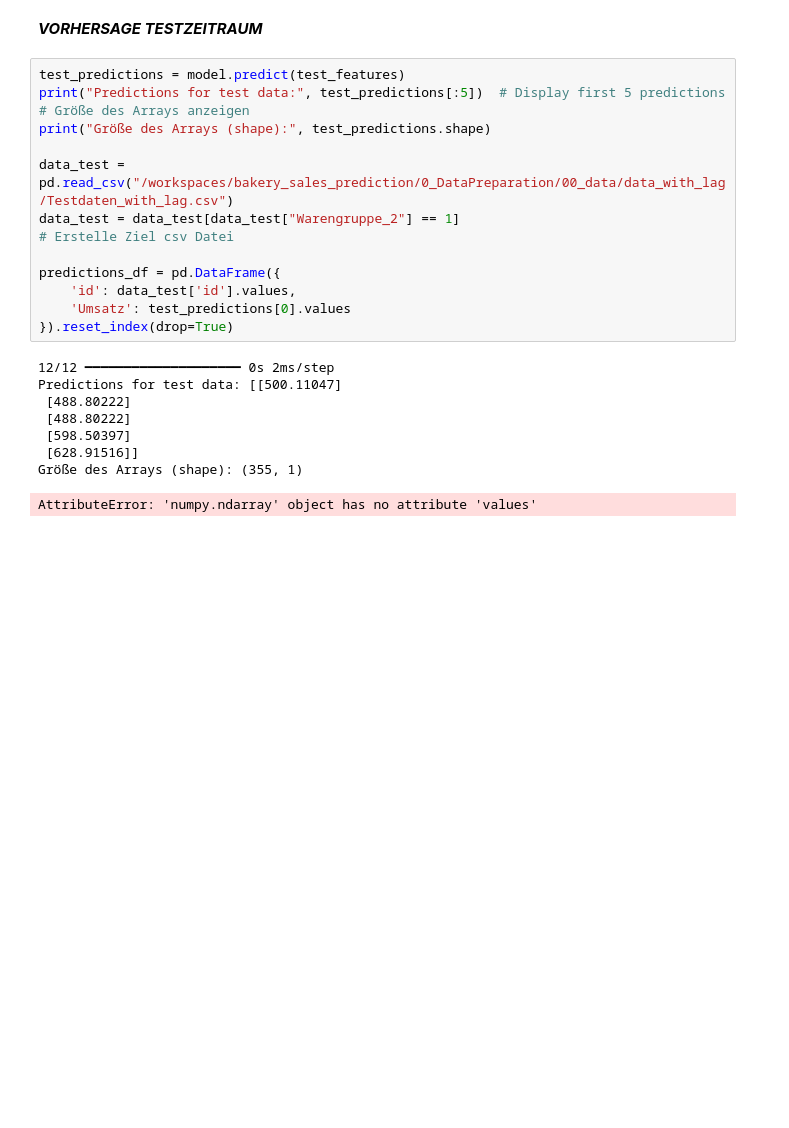
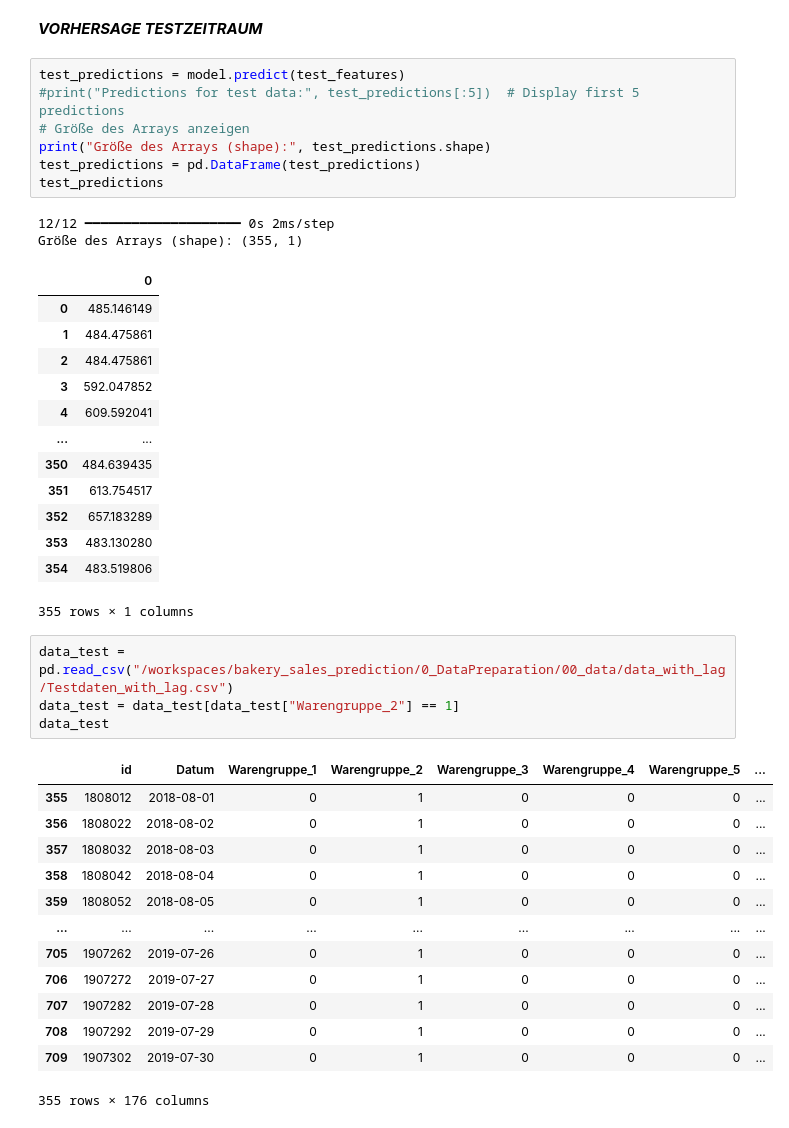
Before and after one commit to jul-mar/bakery_sales_prediction, a Jupyter notebook: 3_Model/02_Franz/V3_lag/Broetchen_Optimierung_NN_V3.ipynb, the cells around one changed output. Saved outputs shown, nothing was run; the diff lists cells and outputs as text; blank space fills up the shorter version.

Commit message:
Umsatzvorhersagen Testzeitraum für Brot und Brötchen erstellt

```diff
--- a/3_Model/02_Franz/V3_lag/Broetchen_Optimierung_NN_V3.ipynb
+++ b/3_Model/02_Franz/V3_lag/Broetchen_Optimierung_NN_V3.ipynb
@@ -191,25 +181,43 @@ plt.show()
 ***VORHERSAGE TESTZEITRAUM***
 # %%
 test_predictions = model.predict(test_features)
-print("Predictions for test data:", test_predictions[:5])  # Display first 5 predictions
+#print("Predictions for test data:", test_predictions[:5])  # Display first 5 predictions
 # Größe des Arrays anzeigen
 print("Größe des Arrays (shape):", test_predictions.shape)
-
-data_test = pd.read_csv("/workspaces/bakery_sales_prediction/0_DataPreparation/00_data/data_with_lag/Testdaten_with_lag.csv")
-data_test = data_test[data_test["Warengruppe_2"] == 1]
-# Erstelle Ziel csv Datei
-
-predictions_df = pd.DataFrame({
-    'id': data_test['id'].values,
-    'Umsatz': test_predictions[0].values
-}).reset_index(drop=True)
+test_predictions = pd.DataFrame(test_predictions)
+test_predictions
 # %% [output]
 12/12 ━━━━━━━━━━━━━━━━━━━━ 0s 2ms/step
-Predictions for test data: [[500.11047]
- [488.80222]
- [488.80222]
- [598.50397]
- [628.91516]]
 Größe des Arrays (shape): (355, 1)
+|  | 0 |
+| 0 | 485.146149 |
+| 1 | 484.475861 |
+| 2 | 484.475861 |
+| 3 | 592.047852 |
+| 4 | 609.592041 |
+| ... | ... |
+| 350 | 484.639435 |
+| 351 | 613.754517 |
+| 352 | 657.183289 |
+| 353 | 483.130280 |
+| 354 | 483.519806 |
-AttributeError: 'numpy.ndarray' object has no attribute 'values'
+355 rows × 1 columns
+# %%
+data_test = pd.read_csv("/workspaces/bakery_sales_prediction/0_DataPreparation/00_data/data_with_lag/Testdaten_with_lag.csv")
+data_test = data_test[data_test["Warengruppe_2"] == 1]
+data_test
+# %% [output]
+|  | id | Datum | Warengruppe_1 | Warengruppe_2 | Warengruppe_3 | Warengruppe_4 | Warengruppe_5 | ... |
+| 355 | 1808012 | 2018-08-01 | 0 | 1 | 0 | 0 | 0 | ... |
+| 356 | 1808022 | 2018-08-02 | 0 | 1 | 0 | 0 | 0 | ... |
+| 357 | 1808032 | 2018-08-03 | 0 | 1 | 0 | 0 | 0 | ... |
+| 358 | 1808042 | 2018-08-04 | 0 | 1 | 0 | 0 | 0 | ... |
+| 359 | 1808052 | 2018-08-05 | 0 | 1 | 0 | 0 | 0 | ... |
+| ... | ... | ... | ... | ... | ... | ... | ... | ... |
+| 705 | 1907262 | 2019-07-26 | 0 | 1 | 0 | 0 | 0 | ... |
+| 706 | 1907272 | 2019-07-27 | 0 | 1 | 0 | 0 | 0 | ... |
+| 707 | 1907282 | 2019-07-28 | 0 | 1 | 0 | 0 | 0 | ... |
+| 708 | 1907292 | 2019-07-29 | 0 | 1 | 0 | 0 | 0 | ... |
+| 709 | 1907302 | 2019-07-30 | 0 | 1 | 0 | 0 | 0 | ... |
+355 rows × 176 columns
 # %%
```
Also changed, not shown: parts of 5 cells of this notebook, 7 other files.
